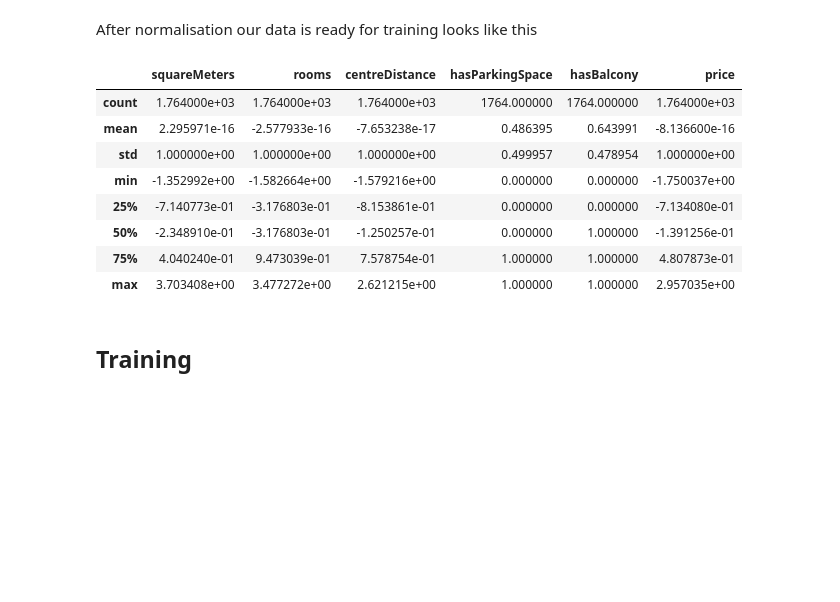
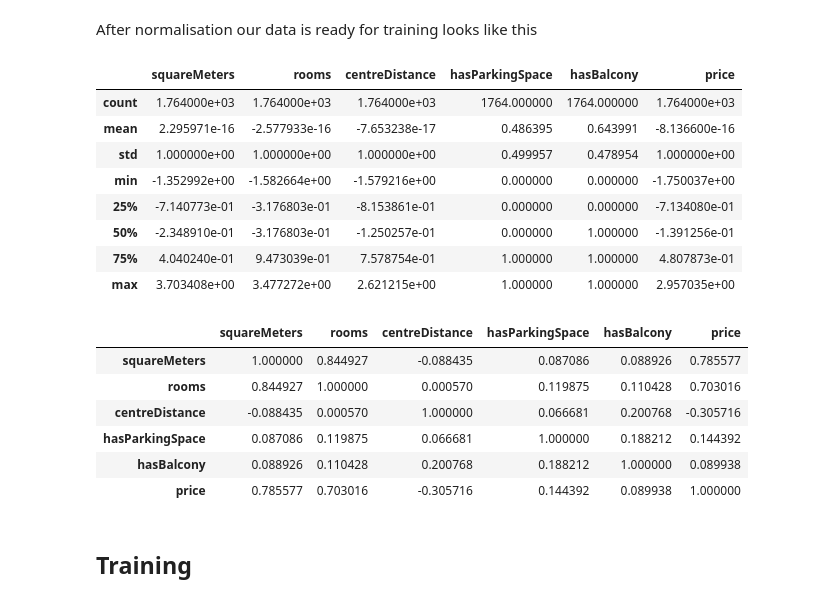
Before and after one commit to AntoniPokrzywa/Final_Projects, a Jupyter notebook: Final_project.ipynb, the cells around one changed output. Cells and saved outputs as stored; diff of their text form; code cells hidden in the pictures; blank space fills up the shorter version.

```diff
--- a/Final_project.ipynb
+++ b/Final_project.ipynb
@@ -181,18 +188,26 @@ plt.show()
 [figure]
 # %% [markdown]
 After normalisation our data is ready for training looks like this
-# %%
-df.describe()
-# %% [output]
-|  | squareMeters | rooms | centreDistance | hasParkingSpace | hasBalcony | price |
-| count | 1.764000e+03 | 1.764000e+03 | 1.764000e+03 | 1764.000000 | 1764.000000 | 1.764000e+03 |
-| mean | 2.295971e-16 | -2.577933e-16 | -7.653238e-17 | 0.486395 | 0.643991 | -8.136600e-16 |
-| std | 1.000000e+00 | 1.000000e+00 | 1.000000e+00 | 0.499957 | 0.478954 | 1.000000e+00 |
-| min | -1.352992e+00 | -1.582664e+00 | -1.579216e+00 | 0.000000 | 0.000000 | -1.750037e+00 |
-| 25% | -7.140773e-01 | -3.176803e-01 | -8.153861e-01 | 0.000000 | 0.000000 | -7.134080e-01 |
-| 50% | -2.348910e-01 | -3.176803e-01 | -1.250257e-01 | 0.000000 | 1.000000 | -1.391256e-01 |
-| 75% | 4.040240e-01 | 9.473039e-01 | 7.578754e-01 | 1.000000 | 1.000000 | 4.807873e-01 |
-| max | 3.703408e+00 | 3.477272e+00 | 2.621215e+00 | 1.000000 | 1.000000 | 2.957035e+00 |
+# %%
+display(df_normalised.describe())
+display(df_normalised.corr())
+# %% [output]
+|  | squareMeters | rooms | centreDistance | hasParkingSpace | hasBalcony | price |
+| count | 1.764000e+03 | 1.764000e+03 | 1.764000e+03 | 1764.000000 | 1764.000000 | 1.764000e+03 |
+| mean | 2.295971e-16 | -2.577933e-16 | -7.653238e-17 | 0.486395 | 0.643991 | -8.136600e-16 |
+| std | 1.000000e+00 | 1.000000e+00 | 1.000000e+00 | 0.499957 | 0.478954 | 1.000000e+00 |
+| min | -1.352992e+00 | -1.582664e+00 | -1.579216e+00 | 0.000000 | 0.000000 | -1.750037e+00 |
+| 25% | -7.140773e-01 | -3.176803e-01 | -8.153861e-01 | 0.000000 | 0.000000 | -7.134080e-01 |
+| 50% | -2.348910e-01 | -3.176803e-01 | -1.250257e-01 | 0.000000 | 1.000000 | -1.391256e-01 |
+| 75% | 4.040240e-01 | 9.473039e-01 | 7.578754e-01 | 1.000000 | 1.000000 | 4.807873e-01 |
+| max | 3.703408e+00 | 3.477272e+00 | 2.621215e+00 | 1.000000 | 1.000000 | 2.957035e+00 |
+|  | squareMeters | rooms | centreDistance | hasParkingSpace | hasBalcony | price |
+| squareMeters | 1.000000 | 0.844927 | -0.088435 | 0.087086 | 0.088926 | 0.785577 |
+| rooms | 0.844927 | 1.000000 | 0.000570 | 0.119875 | 0.110428 | 0.703016 |
+| centreDistance | -0.088435 | 0.000570 | 1.000000 | 0.066681 | 0.200768 | -0.305716 |
+| hasParkingSpace | 0.087086 | 0.119875 | 0.066681 | 1.000000 | 0.188212 | 0.144392 |
+| hasBalcony | 0.088926 | 0.110428 | 0.200768 | 0.188212 | 1.000000 | 0.089938 |
+| price | 0.785577 | 0.703016 | -0.305716 | 0.144392 | 0.089938 | 1.000000 |
 # %% [markdown]
 ## Training
 # %% [markdown]
```
Also changed, not shown: parts of 12 cells of this notebook, 1 other file.
